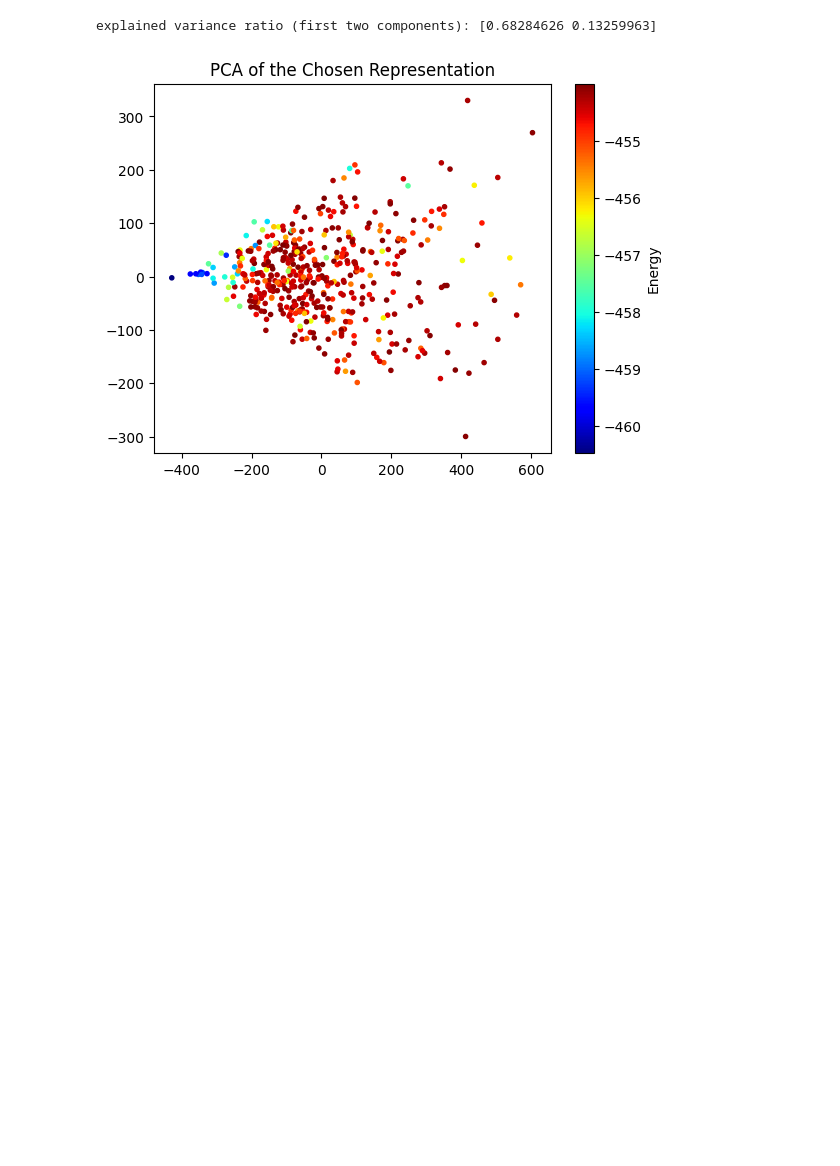
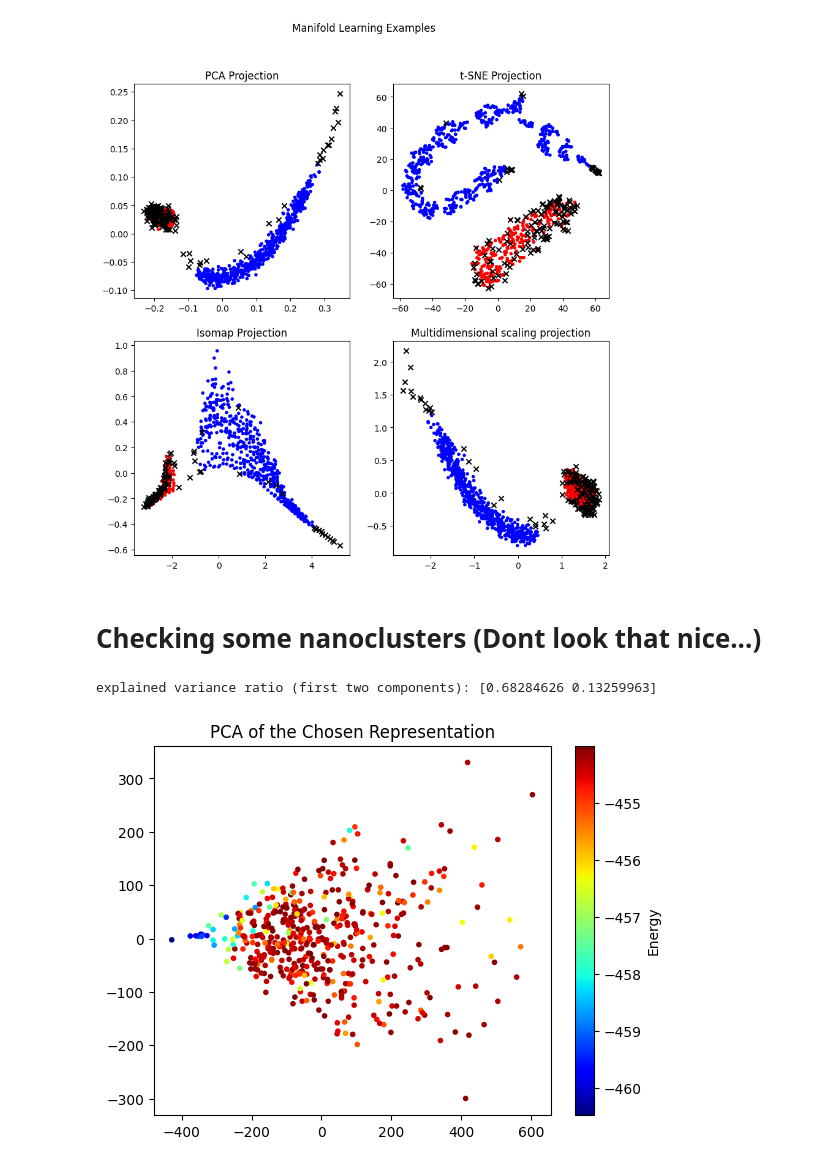
Before and after one commit to jpalastus/Notebooks, a Jupyter notebook: Oleron Solidification School 2024/Processing_data_for_the_school.ipynb, the cells around one changed output. Cells and saved outputs as stored; diff of their text form; code cells hidden in the pictures; blank space fills up the shorter version.

```diff
--- a/Oleron Solidification School 2024/Processing_data_for_the_school.ipynb
+++ b/Oleron Solidification School 2024/Processing_data_for_the_school.ipynb
@@ -55,3 +113,43 @@ np.save('mbtr.npy', list_atom2)
+# %%
+from sklearn.manifold import TSNE, Isomap, MDS
+from sklearn.decomposition import PCA
+from sklearn.metrics.pairwise import manhattan_distances
+
+
+fig, axs = plt.subplots(2, 2,figsize=(10, 10))
+fig.suptitle('Manifold Learning Examples')
+
+# PCA
+X_pca = PCA(n_components=2).fit_transform(X)
+axs[0,0].scatter(X_pca[y_pred!=-1][:, 0], X_pca[y_pred!=-1][:,1], marker='.', c = y_pred[y_pred!=-1], cmap=cm_preference)
+axs[0,0].scatter(X_pca[y_pred==-1][:, 0], X_pca[y_pred==-1][:,1], marker='x', c = 'k')
+axs[0,0].set_title("PCA Projection")
+
+
+# TSNE
+X_tsne = TSNE(n_components=2, perplexity=10,early_exaggeration=50,metric="l1").fit_transform(X)
+axs[0,1].scatter(X_tsne[y_pred!=-1][:, 0], X_tsne[y_pred!=-1][:,1], marker='.', c = y_pred[y_pred!=-1], cmap=cm_preference)
+axs[0,1].scatter(X_tsne[y_pred==-1][:, 0], X_tsne[y_pred==-1][:,1], marker='x', c = 'k')
+axs[0,1].set_title("t-SNE Projection")
+
+# Isomap
+X_isomap = Isomap(n_components=2,n_neighbors=10,metric="l1").fit_transform(X)
+axs[1,0].scatter(X_isomap[y_pred!=-1][:, 0], X_isomap[y_pred!=-1][:,1], marker='.', c = y_pred[y_pred!=-1], cmap=cm_preference)
+axs[1,0].scatter(X_isomap[y_pred==-1][:, 0], X_isomap[y_pred==-1][:,1], marker='x', c = 'k')
+axs[1,0].set_title("Isomap Projection")
+
+# Multidimensional scaling
+M=manhattan_distances(X)
+X_mds = MDS(n_components=2,dissimilarity='precomputed').fit_transform(M)
+axs[1,1].scatter(X_mds[y_pred!=-1][:, 0], X_mds[y_pred!=-1][:,1], marker='.', c = y_pred[y_pred!=-1], cmap=cm_preference)
+axs[1,1].scatter(X_mds[y_pred==-1][:, 0], X_mds[y_pred==-1][:,1], marker='x', c = 'k')
+axs[1,1].set_title("Multidimensional scaling projection")
+
+fig.show()
+# %% [output]
+[figure, added]
+# %% [markdown]
+# Checking some nanoclusters (Dont look that nice...)
 # %%
 import matplotlib.pyplot as plt
 from sklearn import datasets
```
Also changed, not shown: parts of 15 cells of this notebook.
